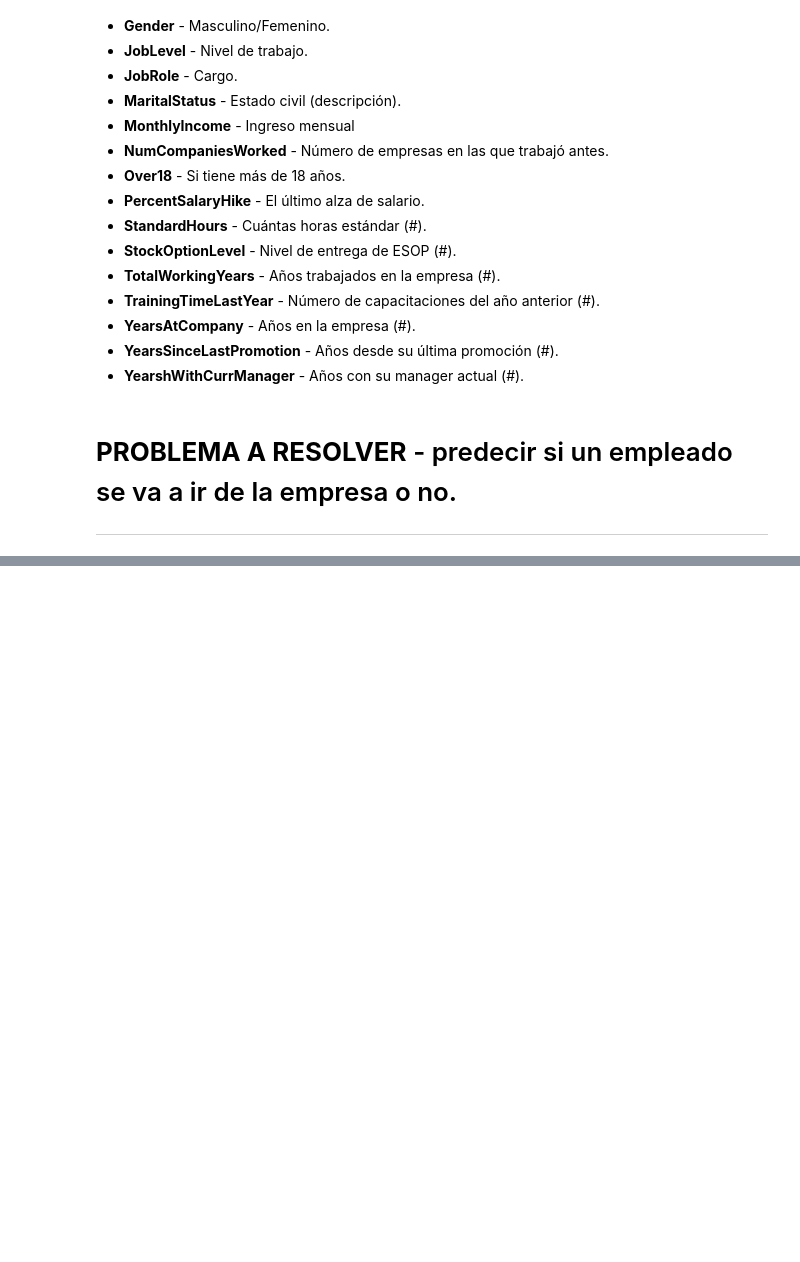
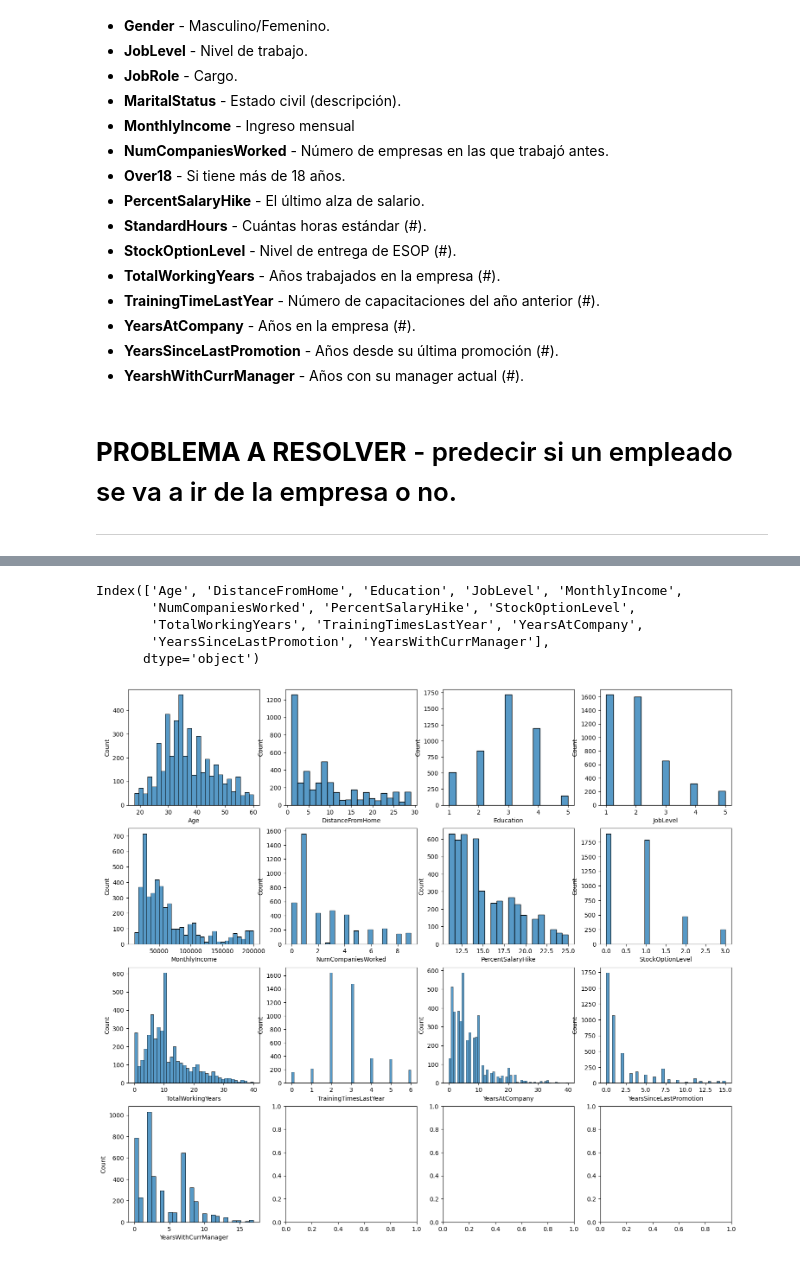
Before and after one commit to grrddn/Modulo_44_Introduccion_a_la_Clasificacion, a Jupyter notebook: 01 Módulo_44_Introducción_a_la_Clasificación.ipynb, the cells around one changed output, grey strips where cells are left out. Saved outputs shown, nothing was run; the diff lists cells and outputs as text; code cells hidden in the pictures; blank space fills up the shorter version.

```diff
--- a/01 Módulo_44_Introducción_a_la_Clasificación.ipynb
+++ b/01 Módulo_44_Introducción_a_la_Clasificación.ipynb
@@ -67,0 +260,16 @@ ____
+# %%
+cols_num = df.columns[[np.issubdtype(dt, np.number) for dt in df.dtypes]]
+# %%
+cols_num
+# %% [output]
+Index(['Age', 'DistanceFromHome', 'Education', 'JobLevel', 'MonthlyIncome',
+       'NumCompaniesWorked', 'PercentSalaryHike', 'StockOptionLevel',
+       'TotalWorkingYears', 'TrainingTimesLastYear', 'YearsAtCompany',
+       'YearsSinceLastPromotion', 'YearsWithCurrManager'],
+      dtype='object')
+# %%
+fig, axes = plt.subplots(nrows=4, ncols=4, figsize=(18,16))
+for i, column in enumerate(cols_num):
+    sns.histplot(df[column], ax=axes[i//4, i%4], kde=False)
+# %% [output]
+[figure, added]
```
Also changed, not shown: parts of 67 cells of this notebook.
